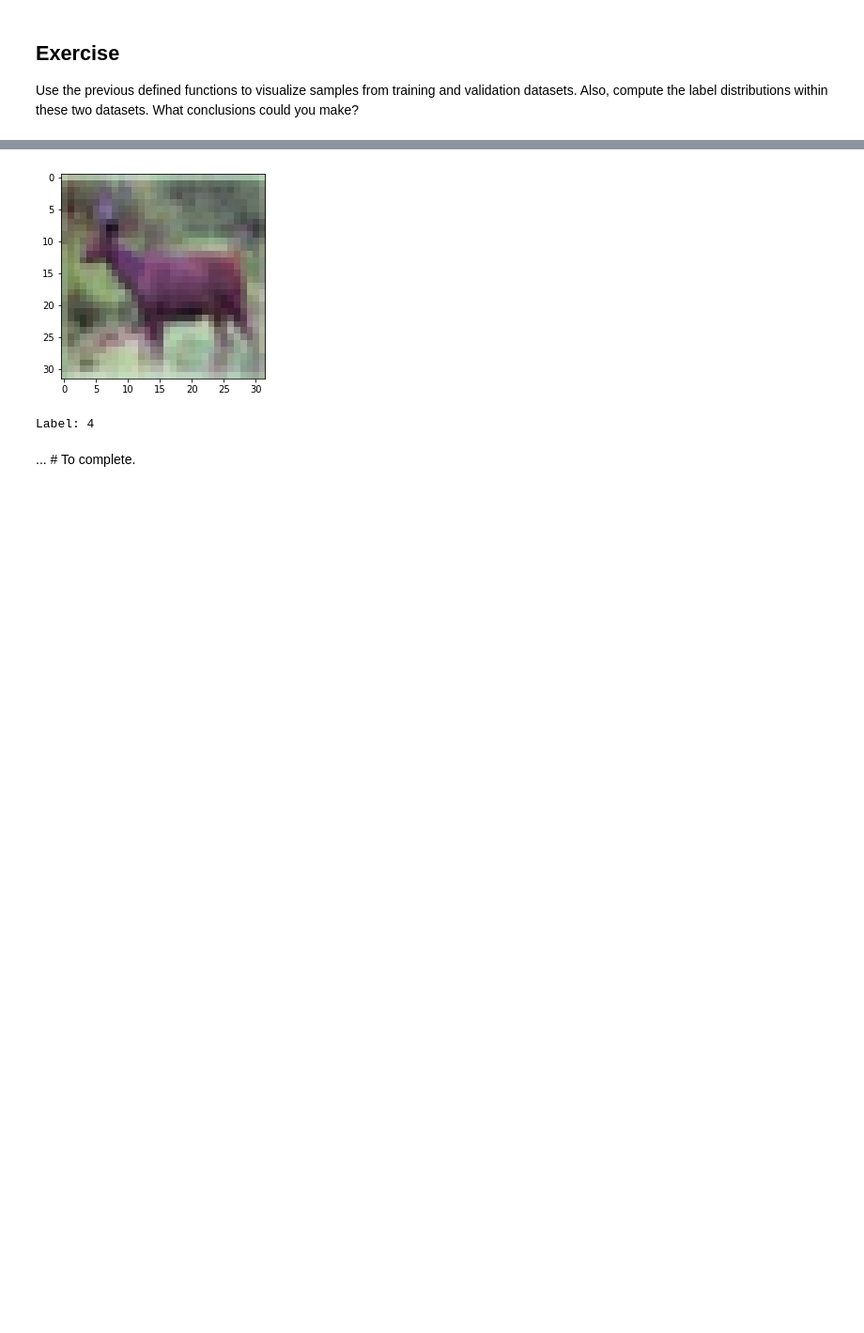
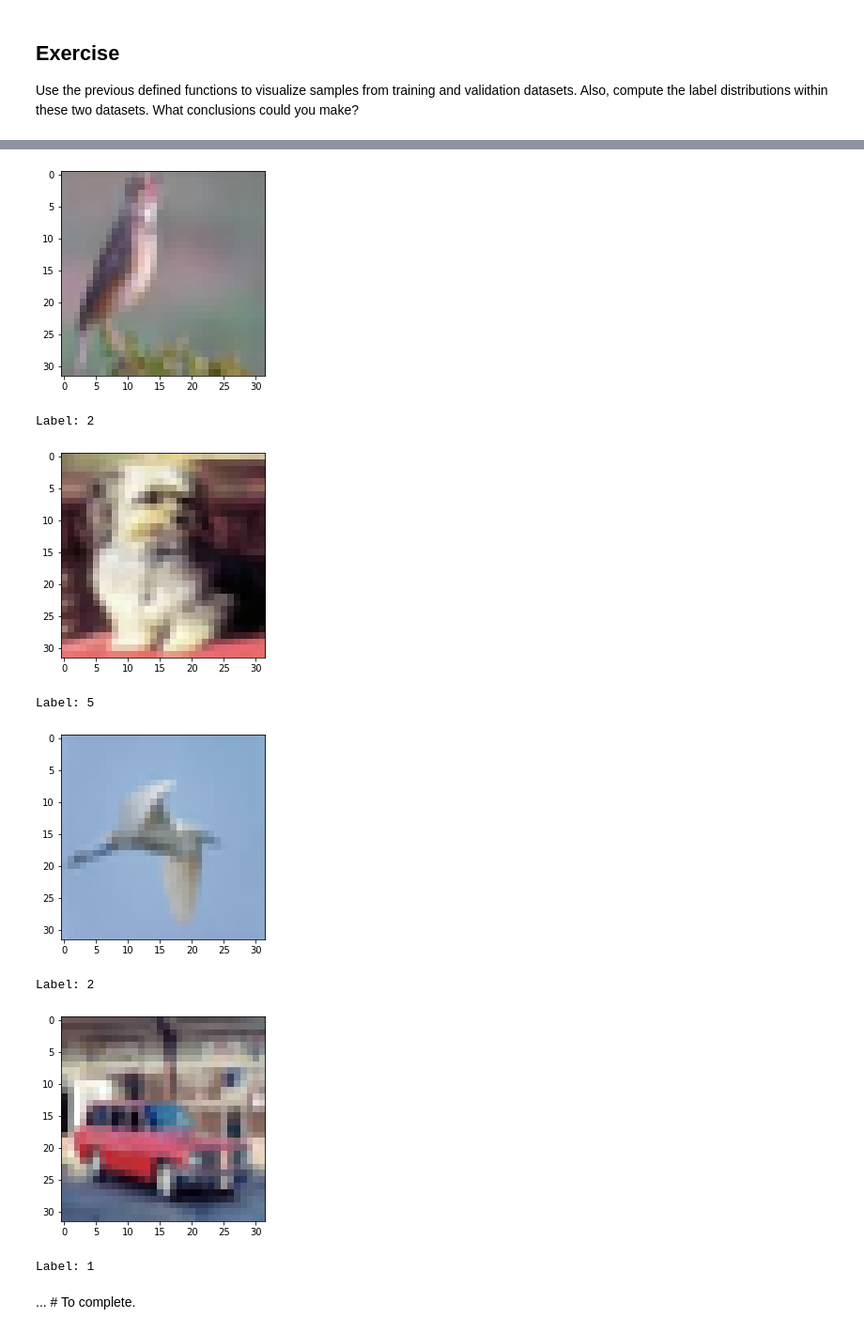
Before and after one commit to gkreplak/IVADO_Mila_Mooc, a Jupyter notebook: tutorial1_data_exercise.ipynb, the cells around one changed output, grey strips where cells are left out. Shown at 94% size. Cells and saved outputs as stored; diff of their text form; code cells hidden in the pictures; blank space fills up the shorter version.

```diff
--- a/tutorial1_data_exercise.ipynb
+++ b/tutorial1_data_exercise.ipynb
@@ -73,3 +73,6 @@ def download_CIFAR10(path, train_flag):
 ## Exercise
 
 Download the CIFAR-10 train dataset.
+# %%
+path = "./"
+imgs, labels = download_CIFAR10(path, True) # To complete.
@@ -217,9 +221,18 @@ Use the previous defined functions to visualize samples from training and valida
 # %%
 # plot a given sample from the training dataset and retrieve its label
 ... # To complete.
+for i in range(4):
+  plot_image(train_imgs[i])
+  print('Label: {}'.format(train_labels[i]))  # 4 = deer.
 # %% [output]
-[figure, old version]
+[figure, new version]
-Label: 4
+Label: 2
+[figure, added]
+Label: 5
+[figure, added]
+Label: 2
+[figure, added]
+Label: 1
 # %% [markdown]
 ... # To complete.
 # %%
```
Also changed, not shown: parts of 6 cells of this notebook.
